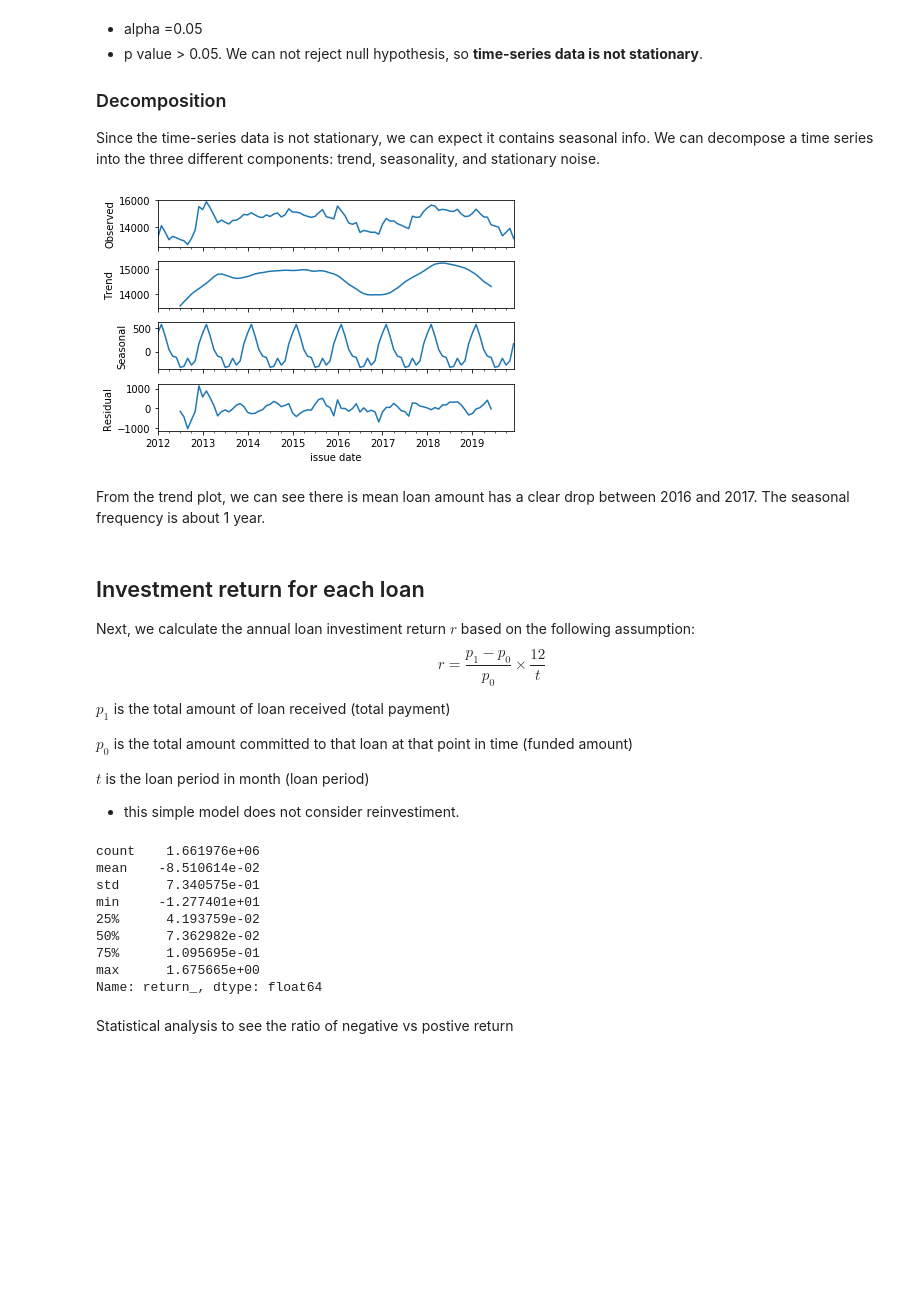
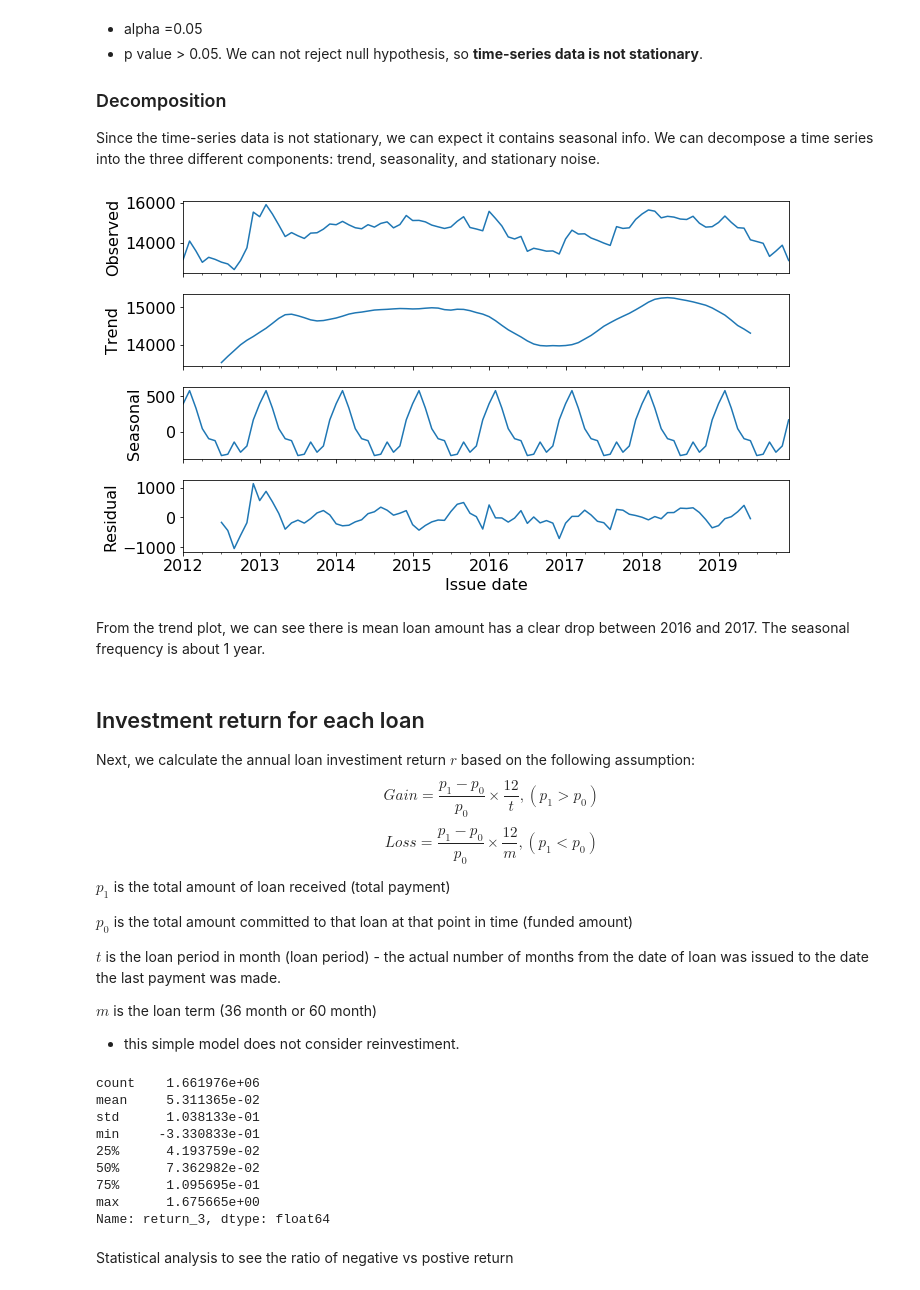
Before and after one commit to cyuancheng/Lending_Club, a Jupyter notebook: 05_LC_StatisticalDataAnalysis.ipynb, the cells around one changed output. Drawn from its saved outputs; the diff is of its cells as text; code cells hidden in the pictures; blank space fills up the shorter version.

Commit message:
correct return loss

```diff
--- a/05_LC_StatisticalDataAnalysis.ipynb
+++ b/05_LC_StatisticalDataAnalysis.ipynb
@@ -82,5 +81,6 @@ df_loan_amnt = df.groupby('issue_d')['loan_amnt'].mean().to_frame()
 # %%
 df_loan_amnt.plot(figsize=(10,5))
+plt.rcParams.update({'font.size': 16})
 plt.ylabel('Mean loan amount', fontsize=16)
 plt.xlabel('Issue date', fontsize=16)
 plt.title('Mean loan amount requested over time', fontsize=16)
@@ -123,14 +123,15 @@ Critical Values:
 Since the time-series data is not stationary, we can expect it contains seasonal info. We can decompose a time series into the three different components: trend, seasonality, and stationary noise.
 # %%
 from statsmodels.tsa.seasonal import seasonal_decompose
-#plt.figure(figsize=(15,6))
-#decompfreq = int(24*60/15*7)
-result = seasonal_decompose(df_loan_amnt , model='additive')
+from pylab import rcParams
+rcParams['figure.figsize'] = 10, 6
+
+result = seasonal_decompose(df_loan_amnt,  model='additive')
 result.plot()
-plt.xlabel('issue date')
+plt.xlabel('Issue date')
 plt.show()
 # %% [output]
-[figure, old version]
+[figure, new version]
 # %% [markdown]
 From the trend plot, we can see there is mean loan amount has a clear drop between 2016 and 2017. The seasonal frequency is about 1 year.
 # %% [markdown]
@@ -138,13 +139,18 @@ From the trend plot, we can see there is mean loan amount has a clear drop betwe
 
 Next, we calculate the annual loan investiment return $r$ based on the following assumption:
 $$
-r = \frac{p_1-p_0}{p_0}\times \frac{12}{t}
+Gain = \frac{p_1-p_0}{p_0}\times \frac{12}{t},    (p_1>p_0)
+$$
+$$
+Loss = \frac{p_1-p_0}{p_0}\times \frac{12}{m},    (p_1<p_0)
 $$
 
 $p_1$ is the total amount of loan received (total payment)
 
 $p_0$ is the total amount committed to that loan at that point in time (funded amount)
 
-$t$ is the loan period in month (loan period)
+$t$ is the loan period in month (loan period) - the actual number of months from the date of loan was issued to the date the last payment was made.
+
+$m$ is the loan term (36 month or 60 month)
 
 * this simple model does not consider reinvestiment.
@@ -154,15 +157,15 @@ df['return_'] = ( (df['total_pymnt'] - df['funded_amnt'] )
 # %%
-df['return_'].describe()
+df['return_3'].describe()
 # %% [output]
 count    1.661976e+06
-mean    -8.510614e-02
-std      7.340575e-01
-min     -1.277401e+01
+mean     5.311365e-02
+std      1.038133e-01
+min     -3.330833e-01
 25%      4.193759e-02
 50%      7.362982e-02
 75%      1.095695e-01
 max      1.675665e+00
-Name: return_, dtype: float64
+Name: return_3, dtype: float64
 # %%
 def remove_outlier_IQR(data):
     '''
```
Also changed, not shown: parts of 30 cells of this notebook.
